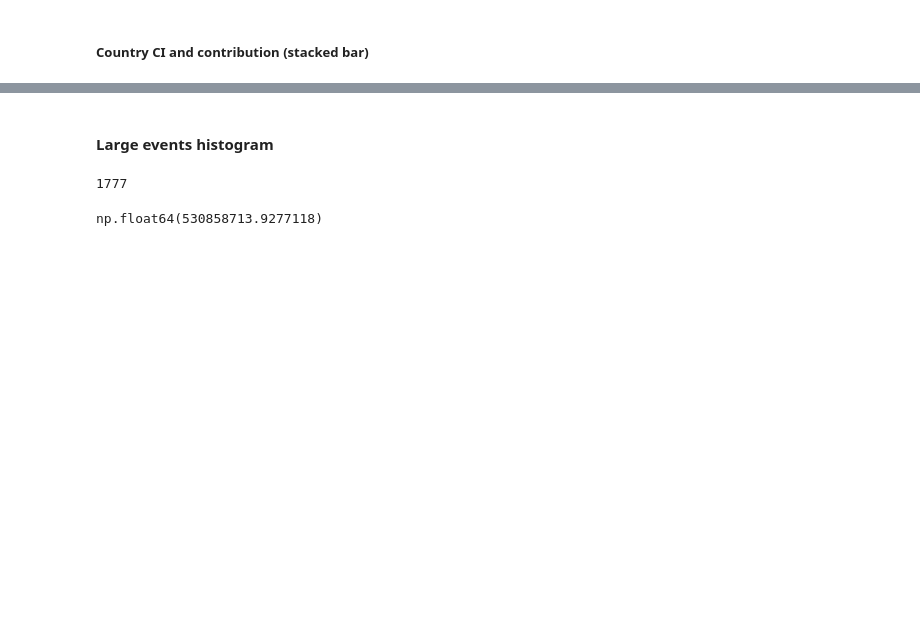
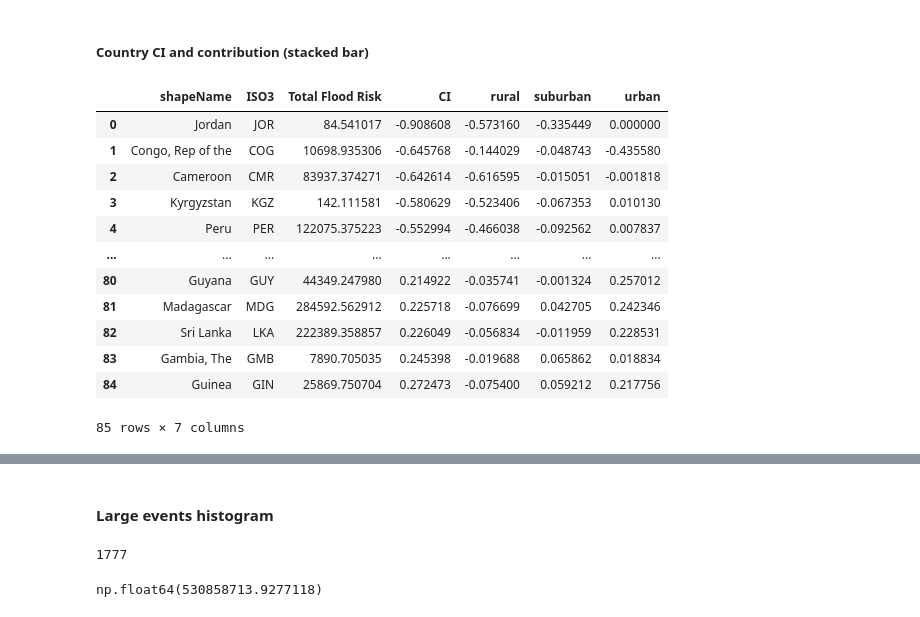
Before and after one commit to mvbnffc/flood-wealth, a Jupyter notebook: notebooks/1_observed_figures.ipynb, the cells around one changed output, grey strips where cells are left out. Drawn from its saved outputs; the diff is of its cells as text; code cells hidden in the pictures; blank space fills up the shorter version.

```diff
--- a/notebooks/1_observed_figures.ipynb
+++ b/notebooks/1_observed_figures.ipynb
@@ -261,6 +265,22 @@ for newcol, cols in groups.items():
 # Columns to keep
 cols_keep = ['shapeName', 'ISO3', 'Total Flood Risk', 'CI', 'rural', 'suburban', 'urban']
 valid_CI = valid_CI[cols_keep]
+# %%
+plt_cont[:85]
+# %% [output]
+|  | shapeName | ISO3 | Total Flood Risk | CI | rural | suburban | urban |
+| 0 | Jordan | JOR | 84.541017 | -0.908608 | -0.573160 | -0.335449 | 0.000000 |
+| 1 | Congo, Rep of the | COG | 10698.935306 | -0.645768 | -0.144029 | -0.048743 | -0.435580 |
+| 2 | Cameroon | CMR | 83937.374271 | -0.642614 | -0.616595 | -0.015051 | -0.001818 |
+| 3 | Kyrgyzstan | KGZ | 142.111581 | -0.580629 | -0.523406 | -0.067353 | 0.010130 |
+| 4 | Peru | PER | 122075.375223 | -0.552994 | -0.466038 | -0.092562 | 0.007837 |
+| ... | ... | ... | ... | ... | ... | ... | ... |
+| 80 | Guyana | GUY | 44349.247980 | 0.214922 | -0.035741 | -0.001324 | 0.257012 |
+| 81 | Madagascar | MDG | 284592.562912 | 0.225718 | -0.076699 | 0.042705 | 0.242346 |
+| 82 | Sri Lanka | LKA | 222389.358857 | 0.226049 | -0.056834 | -0.011959 | 0.228531 |
+| 83 | Gambia, The | GMB | 7890.705035 | 0.245398 | -0.019688 | 0.065862 | 0.018834 |
+| 84 | Guinea | GIN | 25869.750704 | 0.272473 | -0.075400 | 0.059212 | 0.217756 |
+85 rows × 7 columns
 # %%
 # Plot the figure
 rural_color = 'green'
```
Also changed, not shown: parts of 7 cells of this notebook, 1 other file.
